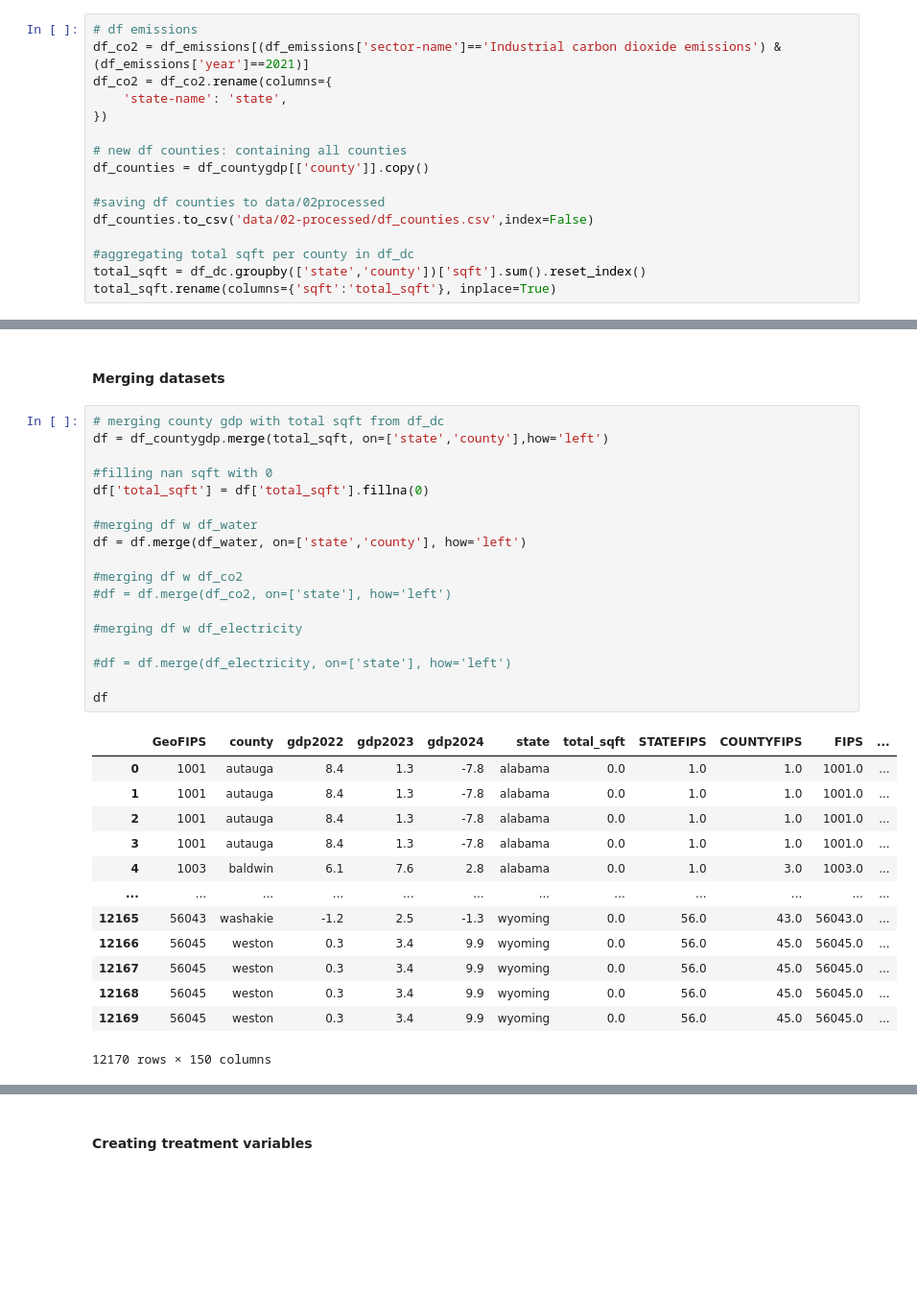
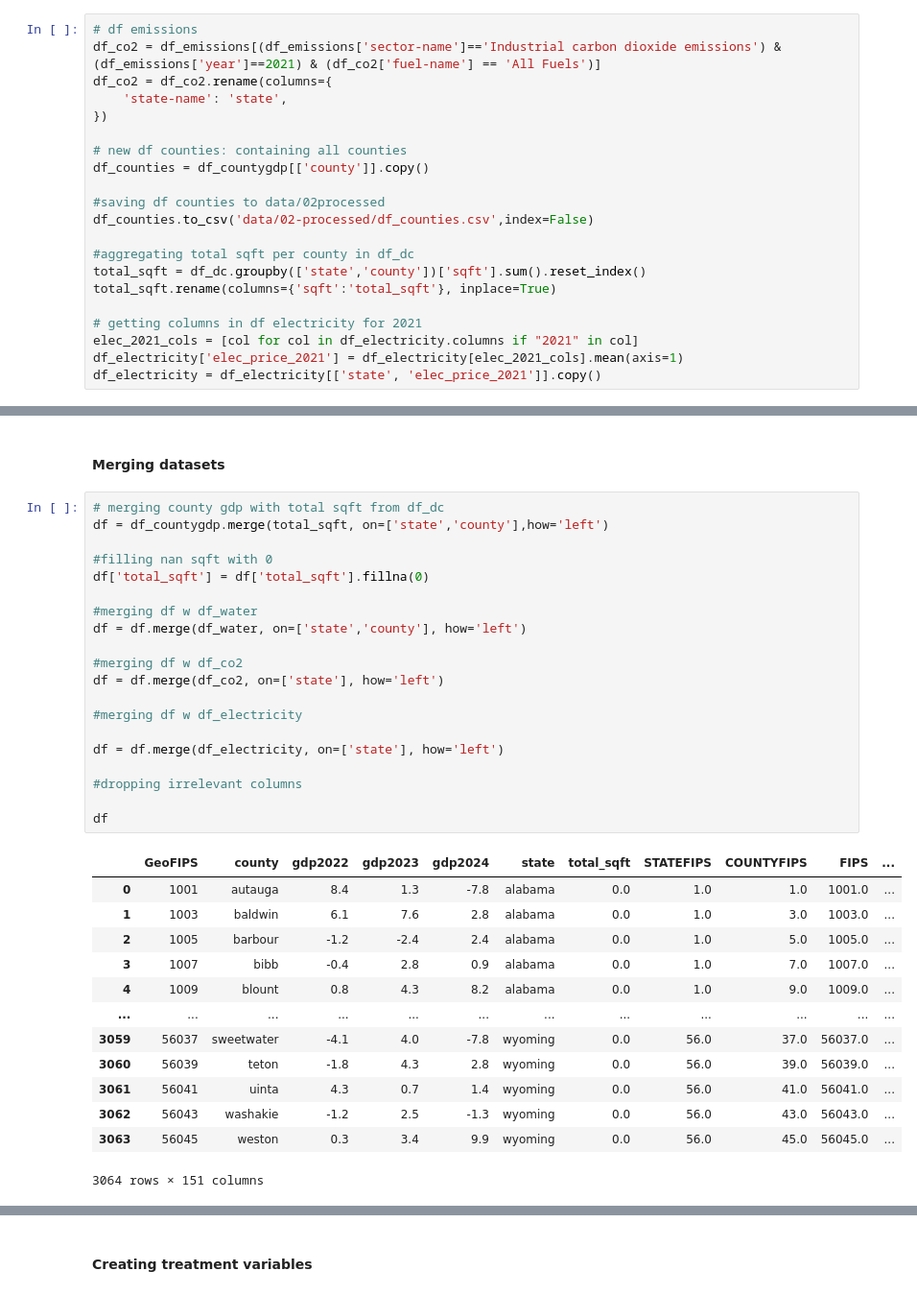
Before and after one commit to COGS108/Group147_WI26, a Jupyter notebook: 02-EDACheckpoint.ipynb, the cells around one changed output, grey strips where cells are left out. Shown at 96% size. Drawn from its saved outputs; the diff is of its cells as text; blank space fills up the shorter version.

Commit message:
final merge of datasets

```diff
--- a/02-EDACheckpoint.ipynb
+++ b/02-EDACheckpoint.ipynb
@@ -130,7 +130,7 @@ df_water = pd.read_csv("data/02-processed/df_water_clean.csv")
 df_electricity = pd.read_csv("data/02-processed/df_electricity_clean.csv")
 # %%
 # df emissions
-df_co2 = df_emissions[(df_emissions['sector-name']=='Industrial carbon dioxide emissions') & (df_emissions['year']==2021)]
+df_co2 = df_emissions[(df_emissions['sector-name']=='Industrial carbon dioxide emissions') & (df_emissions['year']==2021) & (df_co2['fuel-name'] == 'All Fuels')]
 df_co2 = df_co2.rename(columns={
     'state-name': 'state',
 })
@@ -144,6 +144,11 @@ df_counties.to_csv('data/02-processed/df_counties.csv',index=False)
 #aggregating total sqft per county in df_dc
 total_sqft = df_dc.groupby(['state','county'])['sqft'].sum().reset_index()
 total_sqft.rename(columns={'sqft':'total_sqft'}, inplace=True)
+
+# getting columns in df electricity for 2021
+elec_2021_cols = [col for col in df_electricity.columns if "2021" in col]
+df_electricity['elec_price_2021'] = df_electricity[elec_2021_cols].mean(axis=1)
+df_electricity = df_electricity[['state', 'elec_price_2021']].copy()
 # %%
 df_dc.head()
 # %% [output]
@@ -222,32 +226,34 @@ df_electricity['state'] = df_electricity['state'].apply(clean_state)
 # %%
 # merging county gdp with total sqft from df_dc
 df = df_countygdp.merge(total_sqft, on=['state','county'],how='left')
 
 #filling nan sqft with 0
 df['total_sqft'] = df['total_sqft'].fillna(0)
 
 #merging df w df_water
 df = df.merge(df_water, on=['state','county'], how='left')
 
 #merging df w df_co2
-#df = df.merge(df_co2, on=['state'], how='left')
+df = df.merge(df_co2, on=['state'], how='left')
 
 #merging df w df_electricity
 
-#df = df.merge(df_electricity, on=['state'], how='left')
+df = df.merge(df_electricity, on=['state'], how='left')
+
+#dropping irrelevant columns
 
 df
 # %% [output]
 |  | GeoFIPS | county | gdp2022 | gdp2023 | gdp2024 | state | total_sqft | STATEFIPS | COUNTYFIPS | FIPS | ... |
 | 0 | 1001 | autauga | 8.4 | 1.3 | -7.8 | alabama | 0.0 | 1.0 | 1.0 | 1001.0 | ... |
-| 1 | 1001 | autauga | 8.4 | 1.3 | -7.8 | alabama | 0.0 | 1.0 | 1.0 | 1001.0 | ... |
-| 2 | 1001 | autauga | 8.4 | 1.3 | -7.8 | alabama | 0.0 | 1.0 | 1.0 | 1001.0 | ... |
-| 3 | 1001 | autauga | 8.4 | 1.3 | -7.8 | alabama | 0.0 | 1.0 | 1.0 | 1001.0 | ... |
-| 4 | 1003 | baldwin | 6.1 | 7.6 | 2.8 | alabama | 0.0 | 1.0 | 3.0 | 1003.0 | ... |
+| 1 | 1003 | baldwin | 6.1 | 7.6 | 2.8 | alabama | 0.0 | 1.0 | 3.0 | 1003.0 | ... |
+| 2 | 1005 | barbour | -1.2 | -2.4 | 2.4 | alabama | 0.0 | 1.0 | 5.0 | 1005.0 | ... |
+| 3 | 1007 | bibb | -0.4 | 2.8 | 0.9 | alabama | 0.0 | 1.0 | 7.0 | 1007.0 | ... |
+| 4 | 1009 | blount | 0.8 | 4.3 | 8.2 | alabama | 0.0 | 1.0 | 9.0 | 1009.0 | ... |
 | ... | ... | ... | ... | ... | ... | ... | ... | ... | ... | ... | ... |
-| 12165 | 56043 | washakie | -1.2 | 2.5 | -1.3 | wyoming | 0.0 | 56.0 | 43.0 | 56043.0 | ... |
-| 12166 | 56045 | weston | 0.3 | 3.4 | 9.9 | wyoming | 0.0 | 56.0 | 45.0 | 56045.0 | ... |
-| 12167 | 56045 | weston | 0.3 | 3.4 | 9.9 | wyoming | 0.0 | 56.0 | 45.0 | 56045.0 | ... |
-| 12168 | 56045 | weston | 0.3 | 3.4 | 9.9 | wyoming | 0.0 | 56.0 | 45.0 | 56045.0 | ... |
-| 12169 | 56045 | weston | 0.3 | 3.4 | 9.9 | wyoming | 0.0 | 56.0 | 45.0 | 56045.0 | ... |
+| 3059 | 56037 | sweetwater | -4.1 | 4.0 | -7.8 | wyoming | 0.0 | 56.0 | 37.0 | 56037.0 | ... |
+| 3060 | 56039 | teton | -1.8 | 4.3 | 2.8 | wyoming | 0.0 | 56.0 | 39.0 | 56039.0 | ... |
+| 3061 | 56041 | uinta | 4.3 | 0.7 | 1.4 | wyoming | 0.0 | 56.0 | 41.0 | 56041.0 | ... |
+| 3062 | 56043 | washakie | -1.2 | 2.5 | -1.3 | wyoming | 0.0 | 56.0 | 43.0 | 56043.0 | ... |
+| 3063 | 56045 | weston | 0.3 | 3.4 | 9.9 | wyoming | 0.0 | 56.0 | 45.0 | 56045.0 | ... |
-12170 rows × 150 columns
+3064 rows × 151 columns
```
Also changed, not shown: parts of 6 cells of this notebook, 1 other file.
